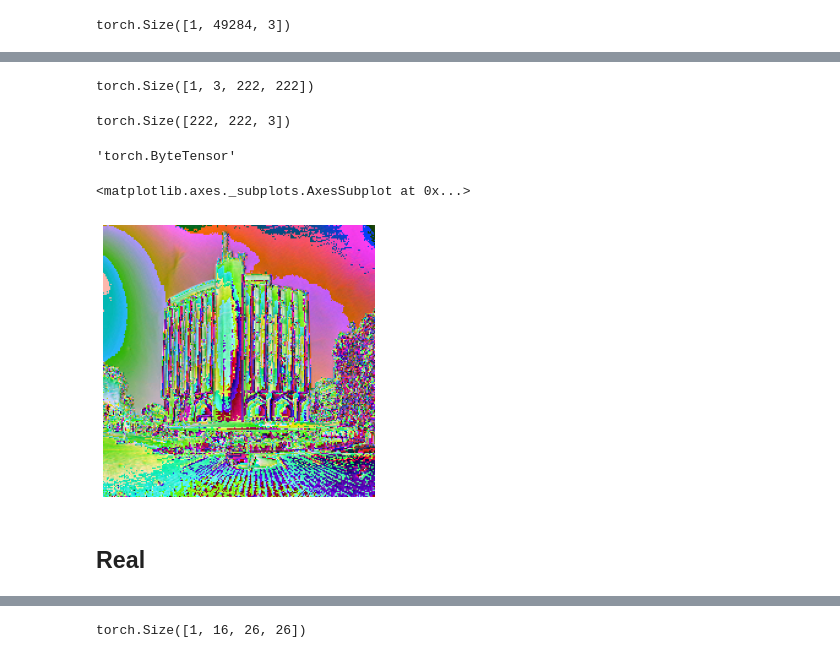
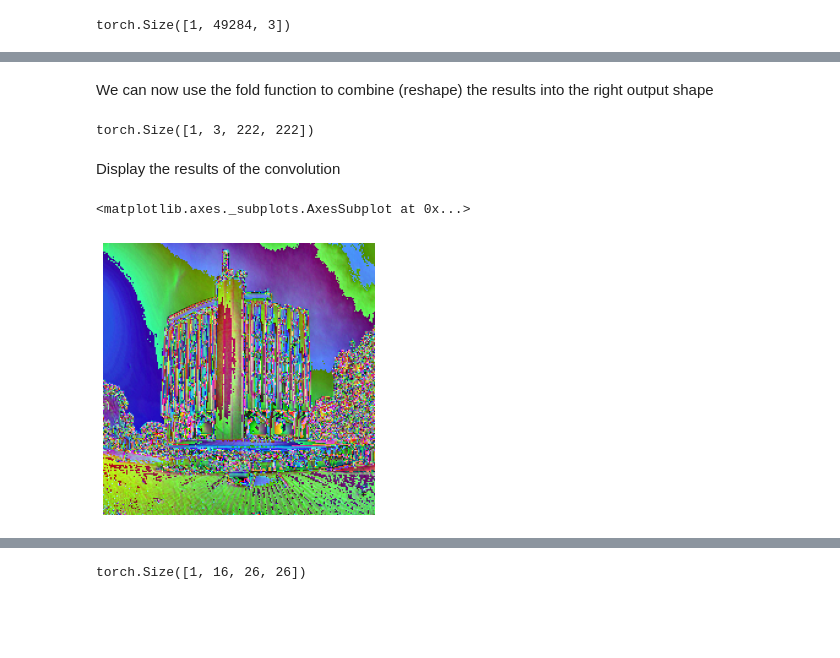
Before and after one commit to asiedubrempong/fastai-experiments, a Jupyter notebook: foundations/cnn_from_scratch.ipynb, the cells around one changed output, grey strips where cells are left out. Drawn from its saved outputs; the diff is of its cells as text; code cells hidden in the pictures; blank space fills up the shorter version.

```diff
--- a/foundations/cnn_from_scratch.ipynb
+++ b/foundations/cnn_from_scratch.ipynb
@@ -73,3 +77,9 @@ torch.Size([1, 49284, 3])
+# %%
+bias = torch.zeros(3)
+# %%
+convolve += bias
+# %% [markdown]
+We can now use the fold function to combine (reshape) the results into the right output shape
 # %%
 fold = nn.Fold((222, 222), (1, 1))
 # %%
@@ -77,19 +87,11 @@ results = fold(convolve.transpose(1,2))
 results.shape
 # %% [output]
 torch.Size([1, 3, 222, 222])
+# %% [markdown]
+Display the results of the convolution
 # %%
-e = results.squeeze(0).byte().T
+a = PILImageBW.create(results.squeeze(0).byte().T)
+a.show()
+# %% [output]
+<matplotlib.axes._subplots.AxesSubplot at 0x...>
+[figure, added]
-# %%
-e.shape
-# %% [output]
-torch.Size([222, 222, 3])
-# %%
-e.type()
-# %% [output]
-'torch.ByteTensor'
-# %%
-a = PILImageBW.create(e)
-a.show()
-# %% [output]
-<matplotlib.axes._subplots.AxesSubplot at 0x...>
-[figure, removed]
@@ -98,2 +97,0 @@ res
-# %% [markdown]
-## Real
```
Also changed, not shown: parts of 9 cells of this notebook.
